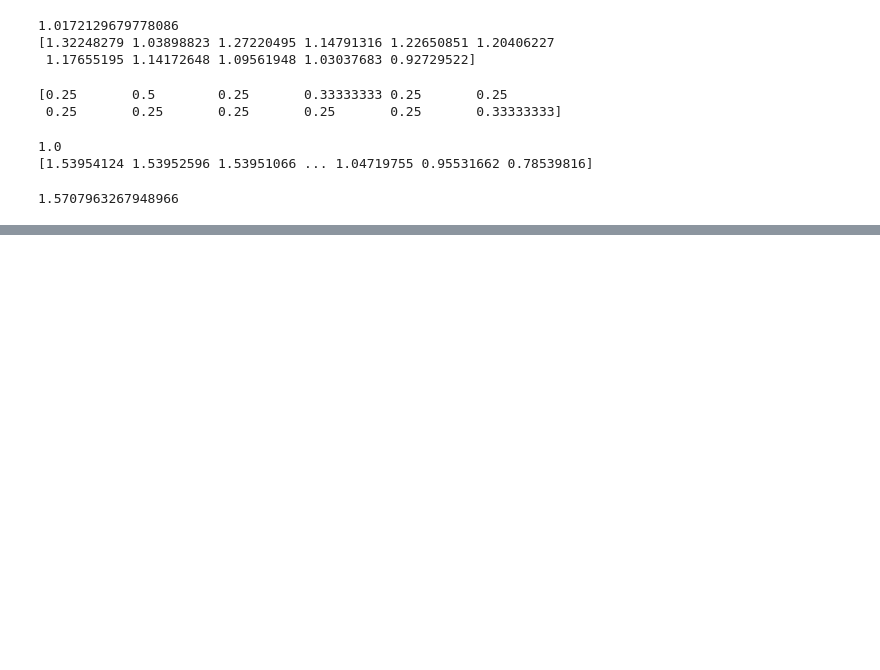
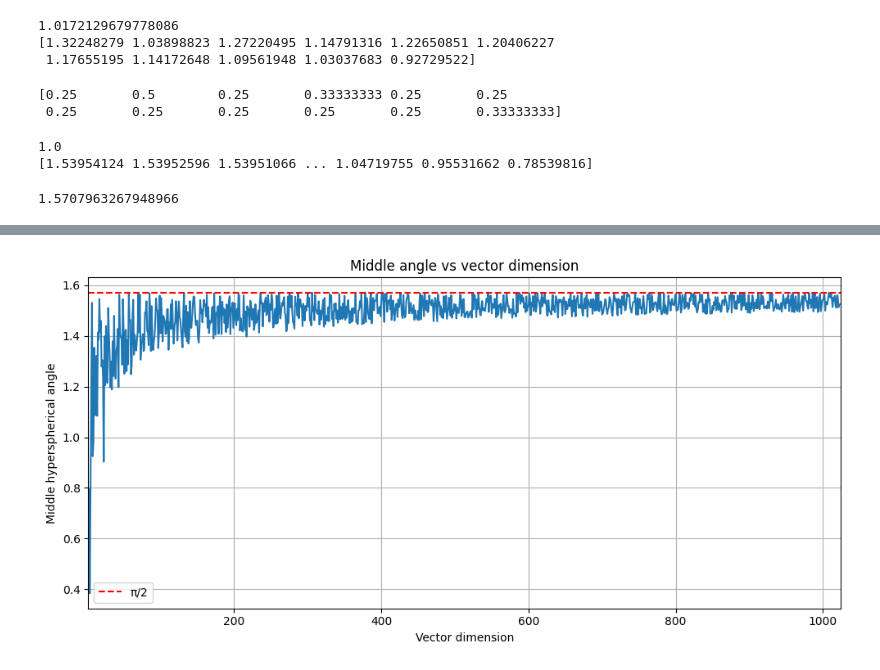
Before and after one commit to emika02/2025-riss-steering, a Jupyter notebook: representations-in-tsfms-main/hough_transform/hough_scripts/debugging.ipynb, the cells around one changed output, grey strips where cells are left out. Drawn from its saved outputs; the diff is of its cells as text; code cells hidden in the pictures; blank space fills up the shorter version.

```diff
--- a/representations-in-tsfms-main/hough_transform/hough_scripts/debugging.ipynb
+++ b/representations-in-tsfms-main/hough_transform/hough_scripts/debugging.ipynb
@@ -63,0 +136,35 @@ from .experiments import extract_activations
+# %%
+import numpy as np
+import matplotlib.pyplot as plt
+
+indices = np.arange(2, 1024, 1)
+results = []
+
+for ind in indices:
+    vec = np.random.uniform(0, 1, size=ind)
+    r, angles = cartesian_to_hyperspherical(vec)
+    if ind != 2:
+        results.append(angles[int(ind/2)])
+    else:
+        results.append(angles[0])
+
+# Plot with x=indices
+plt.figure(figsize=(10, 5))
+plt.plot(indices, results, linestyle='-')
+
+# Add horizontal line at pi/2
+plt.axhline(y=np.pi / 2, color='r', linestyle='--', label='π/2')
+
+# Set x-axis limits
+plt.xlim(2, 1024)
+
+# Add labels and legend
+plt.xlabel("Vector dimension")
+plt.ylabel("Middle hyperspherical angle")
+plt.title("Middle angle vs vector dimension")
+plt.legend()
+plt.grid(True)
+plt.tight_layout()
+plt.show()
+# %% [output]
+[figure, added]
```
Also changed, not shown: parts of 7 cells of this notebook, 18 other files.
